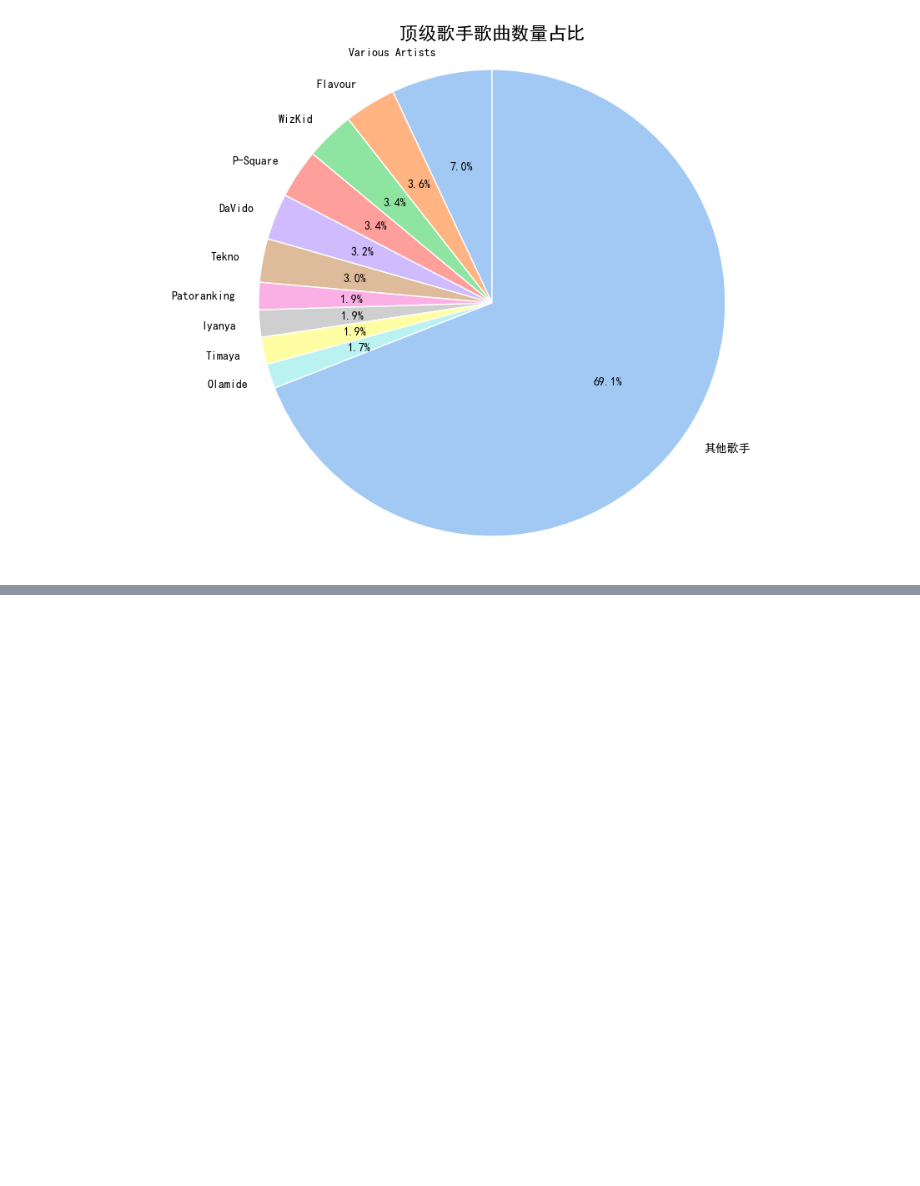
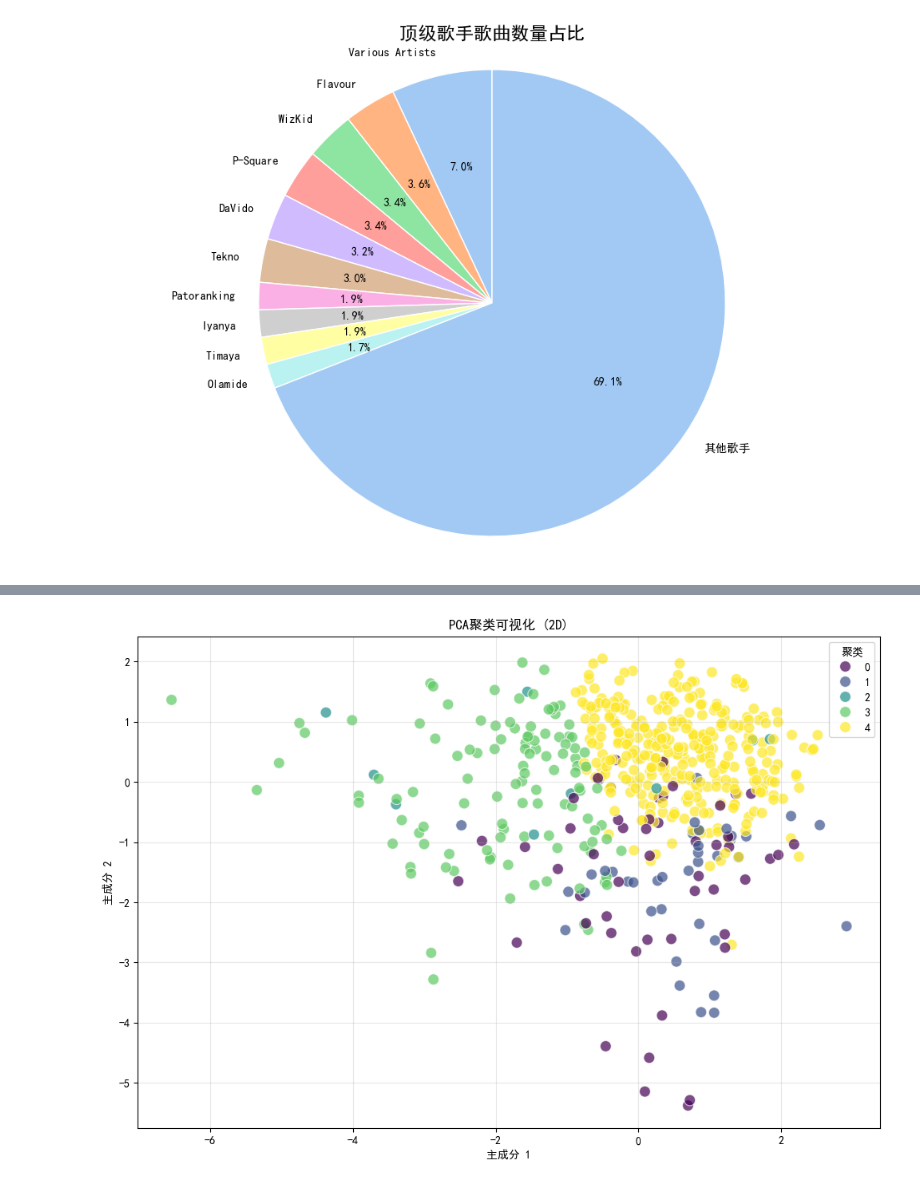
Before and after one commit to chenwenhao2025/xxqzy1, a Jupyter notebook: xxqdm1.1.ipynb, the cells around one changed output, grey strips where cells are left out. Cells and saved outputs as stored; diff of their text form; code cells hidden in the pictures; blank space fills up the shorter version.

```diff
--- a/xxqdm1.1.ipynb
+++ b/xxqdm1.1.ipynb
@@ -225,0 +304,21 @@ plt.show()
+# %%
+# PCA降维与可视化
+pca = PCA(n_components=2)
+X_pca = pca.fit_transform(X_scaled)
+
+# 将PCA结果添加到DataFrame
+df['PCA1'] = X_pca[:, 0]
+df['PCA2'] = X_pca[:, 1]
+
+# PCA可视化
+plt.figure(figsize=(12, 8))
+sns.scatterplot(x='PCA1', y='PCA2', hue='聚类', data=df,
+                palette='viridis', alpha=0.7, s=100)
+plt.title('PCA聚类可视化 (2D)')
+plt.xlabel('主成分 1')
+plt.ylabel('主成分 2')
+plt.legend(title='聚类')
+plt.grid(True, alpha=0.3)
+plt.show()
+# %% [output]
+[figure, added]
```
Also changed, not shown: parts of 5 cells of this notebook.
